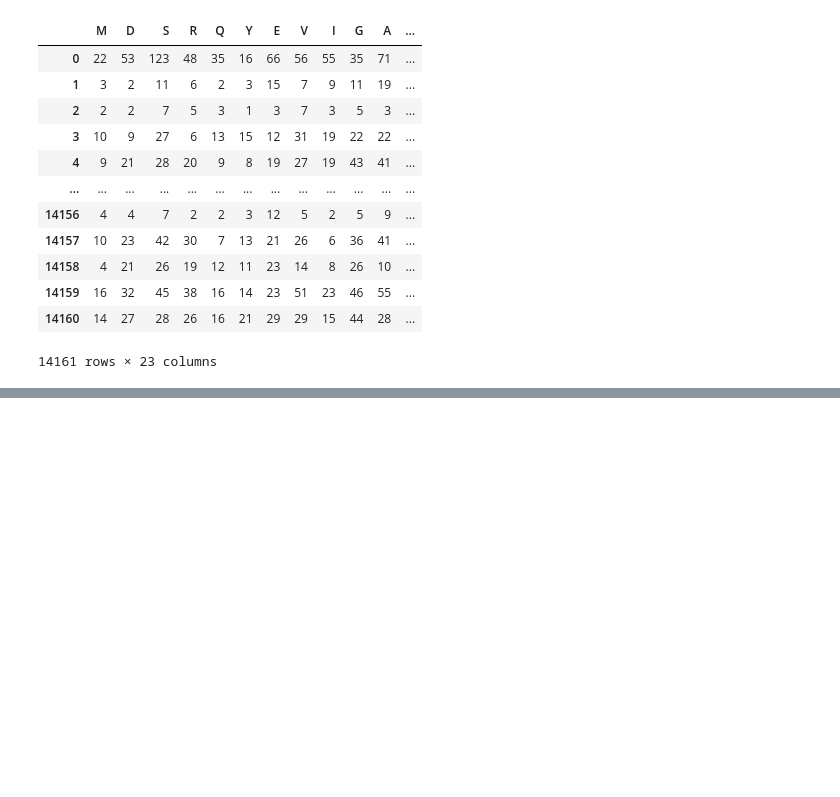
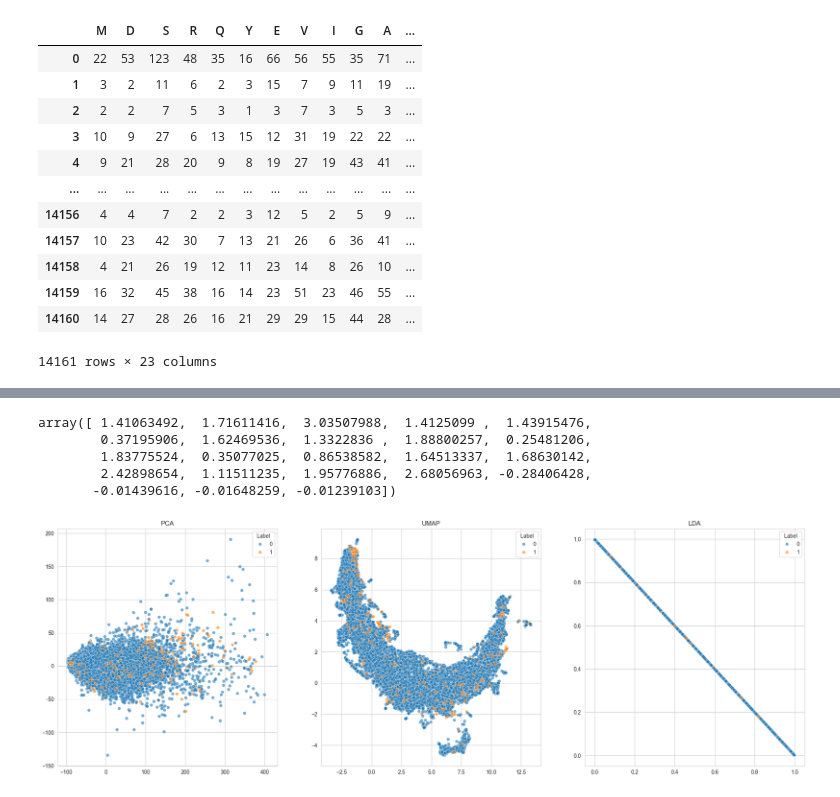
Before and after one commit to konstantinosmpouros/Bioinforming_the_youth_Hackathon, a Jupyter notebook: Molecular analysis - EDA.ipynb, the cells around one changed output, grey strips where cells are left out. Cells and saved outputs as stored; diff of their text form; code cells hidden in the pictures; blank space fills up the shorter version.

```diff
--- a/Molecular analysis - EDA.ipynb
+++ b/Molecular analysis - EDA.ipynb
@@ -131,0 +163,43 @@ plt.show()
+# %%
+std = StandardScaler()
+std_aminos_variance = std.fit_transform(aminos_variance)
+std_aminos_variance[0]
+# %% [output]
+array([ 1.41063492,  1.71611416,  3.03507988,  1.4125099 ,  1.43915476,
+        0.37195906,  1.62469536,  1.3322836 ,  1.88800257,  0.25481206,
+        1.83775524,  0.35077025,  0.86538582,  1.64513337,  1.68630142,
+        2.42898654,  1.11511235,  1.95776886,  2.68056963, -0.28406428,
+       -0.01439616, -0.01648259, -0.01239103])
+# %%
+pca = PCA(n_components=2)
+reducer = umap.UMAP(n_components=2)
+lda = LatentDirichletAllocation(n_components=2)
+# %%
+std_aminos_pca = pca.fit_transform(std_aminos_variance)
+std_aminos_umap = reducer.fit_transform(std_aminos_variance)
+
+aminos_pca = pca.fit_transform(aminos_variance)
+aminos_umap = reducer.fit_transform(aminos_variance)
+aminos_lda = lda.fit_transform(aminos_variance)
+# %%
+fig, axes = plt.subplots(1, 3, figsize=(25, 8))
+
+sns.scatterplot(data=pd.DataFrame(aminos_pca), x=0, y=1, hue=molecules['Label'], ax=axes[0], alpha=.6)
+axes[0].set_title('PCA')
+axes[0].set_xlabel(None)
+axes[0].set_ylabel(None)
+
+sns.scatterplot(data=pd.DataFrame(aminos_umap), x=0, y=1, hue=molecules['Label'], ax=axes[1], alpha=.6)
+axes[1].set_title('UMAP')
+axes[1].set_xlabel(None)
+axes[1].set_ylabel(None)
+
+sns.scatterplot(data=pd.DataFrame(aminos_lda), x=0, y=1, hue=molecules['Label'], ax=axes[2], alpha=.6)
+axes[2].set_title('LDA')
+axes[2].set_xlabel(None)
+axes[2].set_ylabel(None)
+
+plt.savefig('Figures/Amino_vector_dimensionality_reduction.png')
+plt.show()
+# %% [output]
+[figure, added]
```
Also changed, not shown: parts of 10 cells of this notebook, 6 other files.
